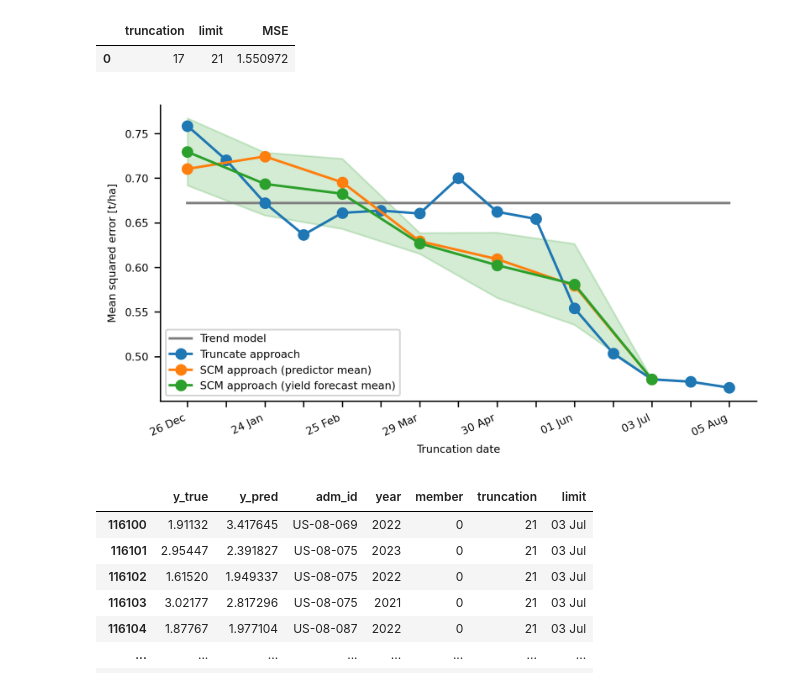
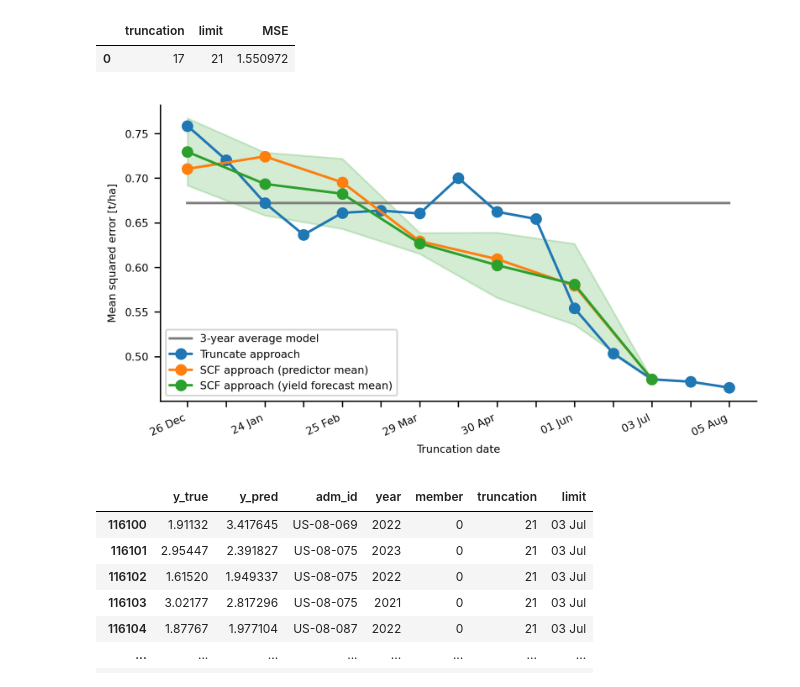
Before and after one commit to ellaampy/seasonal-yield-forecast, a Jupyter notebook: analyse_performance.ipynb, the cells around one changed output. Saved outputs shown, nothing was run; the diff lists cells and outputs as text; code cells hidden in the pictures.

```diff
--- a/analyse_performance.ipynb
+++ b/analyse_performance.ipynb
@@ -381,38 +465,38 @@ ensemble_std.loc[ensemble_std["truncation"] == 21, "mean_MSE_upper"] = 0.474462
 ensemble_std.loc[ensemble_std["truncation"] == 21, "mean_MSE_lower"] = 0.474462
 # Calculate MSE of trend model
 eos_estimates = pd.read_csv("data/results/truncation/test_y_true_y_pred_timesteps_3_23.csv").drop(columns=["Unnamed: 0"])
 features = pd.read_csv('C:/Users/Max Zachow/OneDrive - TUM/Dokumente/GitHub/seasonal-yield-forecast/data/preprocessed/US/cy_bench_16daybins_wheat_US_v8.csv')
 mse_trend_model = (features[["adm_id", "harvest_year", "yield_-3", "yield_-2", "yield_-1"]]
                     .rename(columns={"harvest_year":"year"}).merge(eos_estimates[["adm_id", "year", "y_true"]], on=["adm_id", "year"], how="right")
                     .assign(threeyearavg = lambda x: x[["yield_-3", "yield_-2", "yield_-1"]].mean(axis=1))
                     .apply(lambda x: (x["y_true"] - x["threeyearavg"])**2, axis=1).mean())
 
-plt.plot([9, 23], 2*[mse_trend_model], label="Trend model", linestyle="-", color="grey")
+plt.plot([9, 23], 2*[mse_trend_model], label="3-year average model", linestyle="-", color="grey")
 plt.plot(truncated_df["truncation"], truncated_df["MSE"], label="Truncate approach", marker="o")
-plt.plot(scm_df["truncation"], scm_df["MSE"], label="SCM approach (predictor mean)", marker="o")
-plt.plot(ensemble_std["truncation"], ensemble_std["mean_MSE"], label="SCM approach (yield forecast mean)", color='C2',marker="o")
+plt.plot(scm_df["truncation"], scm_df["MSE"], label="SCF approach (predictor mean)", marker="o")
+plt.plot(ensemble_std["truncation"], ensemble_std["mean_MSE"], label="SCF approach (yield forecast mean)", color='C2',marker="o")
 plt.plot(ensemble_std["truncation"], ensemble_std["mean_MSE_upper"], label=None, color='C2', alpha=0.01)
 plt.plot(ensemble_std["truncation"], ensemble_std["mean_MSE_lower"], label=None, color='C2', alpha=0.01)
 plt.fill_between(ensemble_std["truncation"], ensemble_std["mean_MSE_lower"], ensemble_std["mean_MSE_upper"], color='C2', alpha=0.2)
 
 plt.xlabel("Truncation date", fontsize=fontsize)
 plt.ylabel("Mean squared error [t/ha]", fontsize=fontsize)
 plt.xticks(ticks=range(9, 24), labels=truncated_df["limit"], rotation=25, fontsize=fontsize, ha="right")
 plt.gca().set_xticklabels(truncated_df["limit"], rotation=25, fontsize=fontsize, ha="right")
 for label in plt.gca().get_xticklabels()[1::2]:
     label.set_visible(False)
 plt.yticks(fontsize=fontsize)
 plt.gca().spines['top'].set_visible(False)
 plt.gca().spines['right'].set_visible(False)
 
 plt.legend(loc="lower left", fontsize=fontsize)
 fig = plt.gcf()
 fig.set_size_inches(468.3324*0.0138, (468.3324*0.0138/2))
 
-#plt.savefig("figure6.png", dpi=dpi, bbox_inches='tight')
+plt.savefig("figure6.png", dpi=dpi, bbox_inches='tight')
 plt.show()
 # %% [output]
-[figure, old version]
+[figure, new version]
 # %%
 ensemble_df.loc[ensemble_df["truncation"] == 21]
 # %% [output]
```
Also changed, not shown: parts of 9 cells of this notebook.
